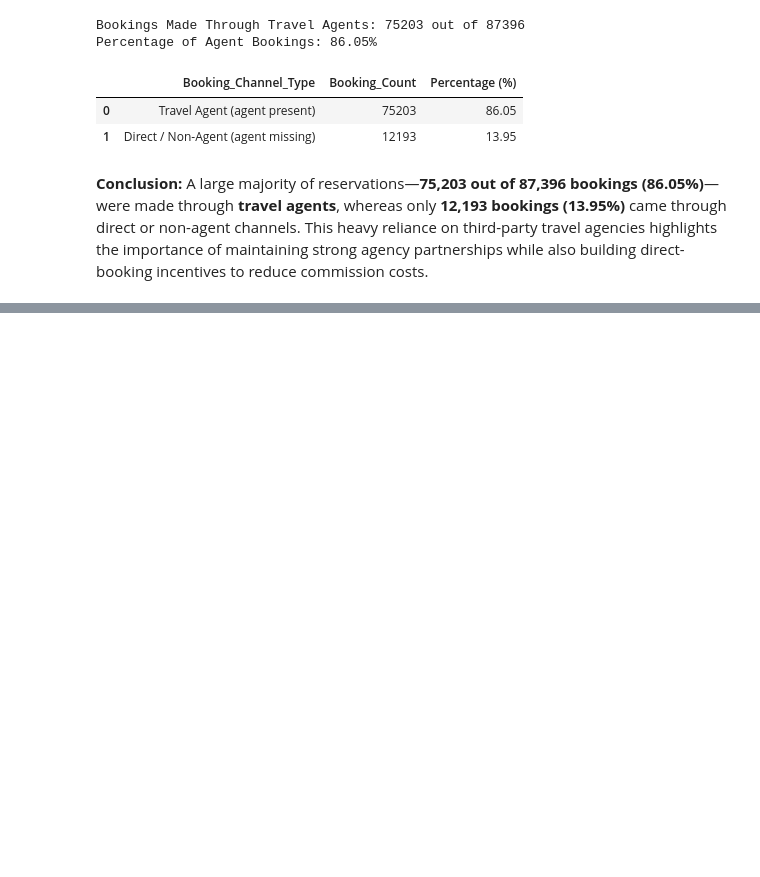
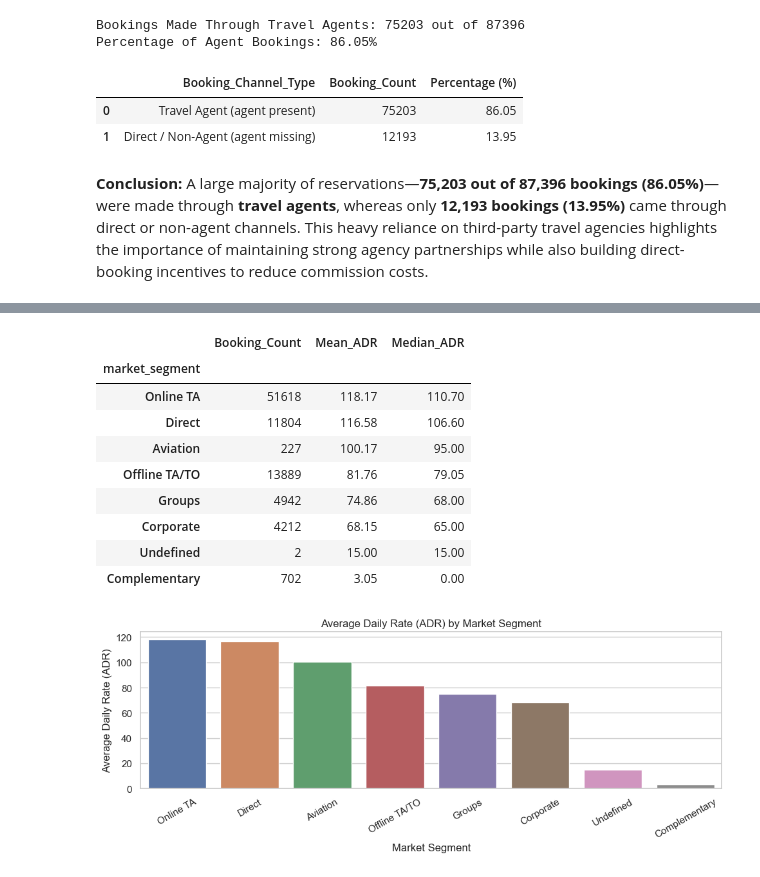
Before and after one commit to eishutamori/Hotel-Operations-Analysis-EDA, a Jupyter notebook: notebook/EDA02 - hotel-booking-analysis-eda.ipynb, the cells around one changed output, grey strips where cells are left out. Cells and saved outputs as stored; diff of their text form; code cells hidden in the pictures; blank space fills up the shorter version.

```diff
--- a/notebook/EDA02 - hotel-booking-analysis-eda.ipynb
+++ b/notebook/EDA02 - hotel-booking-analysis-eda.ipynb
@@ -397,0 +440,36 @@ Percentage of Agent Bookings: 86.05%
+# %%
+# Calculate average and median ADR per market segment
+adr_by_segment = df.groupby('market_segment')['adr'].agg(
+    Booking_Count='count',
+    Mean_ADR='mean',
+    Median_ADR='median'
+).round(2).sort_values(by='Mean_ADR', ascending=False)
+
+display(adr_by_segment)
+
+# Bar chart of Mean ADR by market segment
+plt.figure(figsize=(10, 4))
+sns.barplot(
+    x=adr_by_segment.index,
+    y=adr_by_segment['Mean_ADR'],
+    hue=adr_by_segment.index,
+    legend=False
+)
+plt.title('Average Daily Rate (ADR) by Market Segment')
+plt.xlabel('Market Segment')
+plt.ylabel('Average Daily Rate (ADR)')
+plt.xticks(rotation=30)
+plt.tight_layout()
+plt.show()
+# %% [output]
+|  | Booking_Count | Mean_ADR | Median_ADR |
+| market_segment |  |  |  |
+| Online TA | 51618 | 118.17 | 110.70 |
+| Direct | 11804 | 116.58 | 106.60 |
+| Aviation | 227 | 100.17 | 95.00 |
+| Offline TA/TO | 13889 | 81.76 | 79.05 |
+| Groups | 4942 | 74.86 | 68.00 |
+| Corporate | 4212 | 68.15 | 65.00 |
+| Undefined | 2 | 15.00 | 15.00 |
+| Complementary | 702 | 3.05 | 0.00 |
+[figure, added]
```
Also changed, not shown: parts of 20 cells of this notebook.
